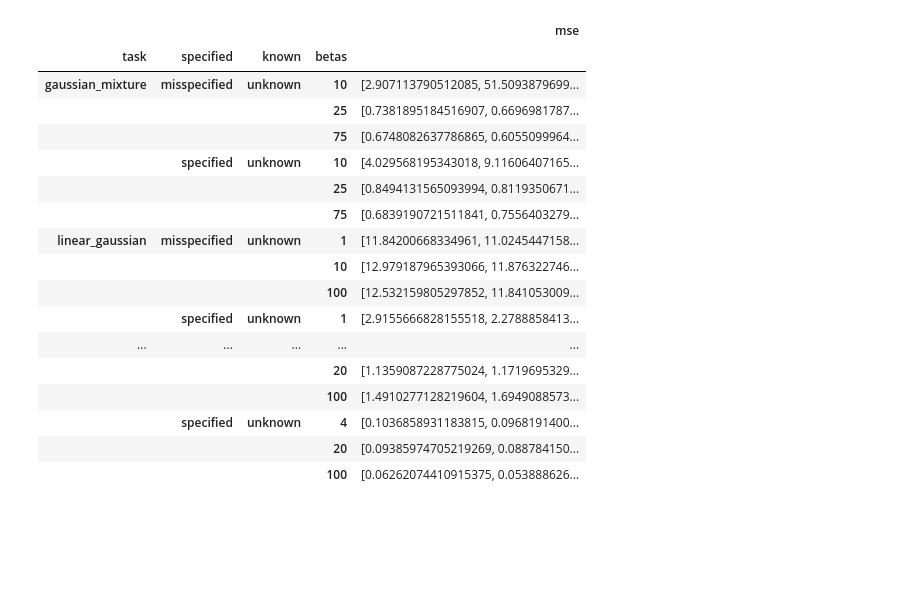
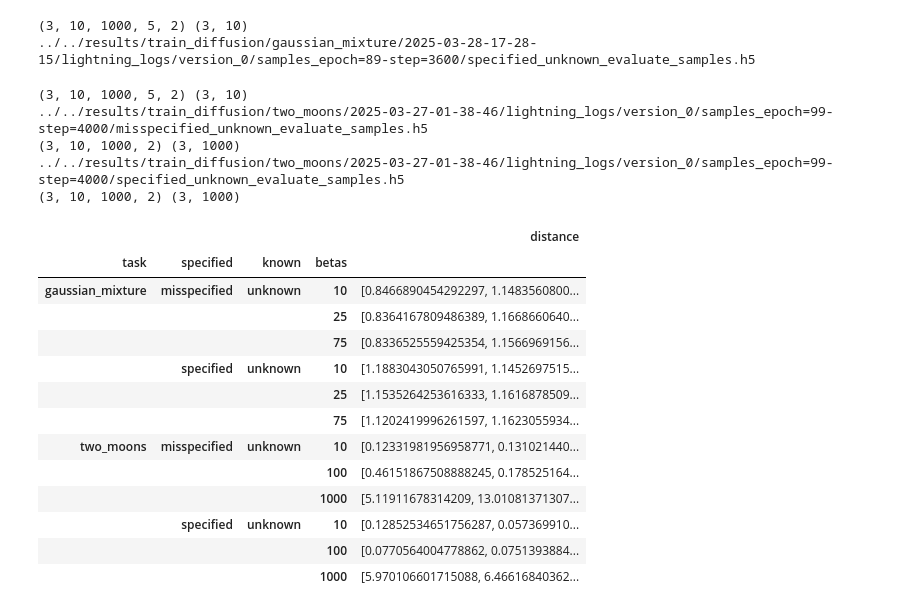
Before and after one commit to mackelab/neuralgbi_diffusion, a Jupyter notebook: notebooks/figures/benchmark_1.ipynb, the cells around one changed output. Drawn from its saved outputs; the diff is of its cells as text; code cells hidden in the pictures; blank space fills up the shorter version.

```diff
--- a/notebooks/figures/benchmark_1.ipynb
+++ b/notebooks/figures/benchmark_1.ipynb
@@ -11,6 +21,13 @@ import matplotlib.pyplot as plt
 import numpy as np
 import pandas as pd
 import torch
+import json
+from pathlib import Path
+import h5py
+import numpy as np
+import pandas as pd
+from gbi_diff.utils.metrics import compute_distances, mmd_dist
+import einops
 
 path = Path.cwd()
 root_path = list(path.parents)[1]
@@ -20,4 +37,6 @@ matplotlib.font_manager.fontManager.addfont(font_files[0])
 # specify matplotlib rc file
 plt.style.use(root_path / ".matplotlibrc")
 mpl.rcParams['font.family'] = 'Arial'
+
+colorstab10 = mpl.colormaps["tab10"]
 # %%
@@ -147,0 +164,5 @@ for res_path in log_dir.glob(
+# %%
+log_file = "../../results/train_diffusion/two_moons/2025-03-27-01-38-46/lightning_logs/version_0/samples_epoch=99-step=4000/specified_unknown_evaluate_samples.h5"
+content = h5py.File(log_file, "r")
+plt.scatter(*content["theta_pred"][slice(0, 1), 0].T)
+content.close()
@@ -148,16 +184,12 @@ for res_path in log_dir.glob(
 # %%
-import json
-from pathlib import Path
-import h5py
-import numpy as np
-import pandas as pd
 
-res_base_path = Path("../../results/diffusion")
+
+res_base_path = Path("../../results/train_diffusion")
 # task = "two_moons"
 log_dir = res_base_path
 
 dfs = []
-for res_path in log_dir.glob("*/lightning_logs/version_0/*/*_unknown_evaluate_samples.h5"):
+for res_path in log_dir.glob("*/*/lightning_logs/version_0/*/*_unknown_evaluate_samples.h5"):
     print(res_path)
     content = h5py.File(res_path, "r")
     attrs = {k: v for k, v in content.attrs.items()}
@@ -170,16 +202,25 @@ for res_path in log_dir.glob("*/lightning_logs/version_0/*/*_unknown_evaluate_sa
     # print(content["x_pred"].shape)
     # print(content["theta"][0] == content["theta"][1])
     # print(content["x_pred"][0] == content["x_pred"][1])
-    mse = np.mean(np.square((content["x_pred"] - x_o[None, None,])), axis=(1, 3))# .detach()
+    if "gaussian_mixture" in str(res_path):
+        a, b, c, d, e = content["x_pred"].shape
+        x_pred = einops.rearrange(content["x_pred"][:], "a b c d e -> (a b c) d e")
+        distance = compute_distances(mmd_dist, torch.from_numpy(x_pred), torch.from_numpy(x_o)).numpy()
+        distance = einops.rearrange(distance, "d (a b c) -> a b c d", a=a, b=b, c=c)
+        distance = distance.mean(axis=(1, 2))
+        print(content["x_pred"].shape, distance.shape)
+    else:
+        distance = np.mean(np.square((content["x_pred"] - x_o[None, :, None])), axis=(1, 3))# .detach()
+        print(content["x_pred"].shape, distance.shape)
     specified, known, _, _ = res_path.stem.split("_")
-    task = list(res_path.parents)[3].name
+    task = list(res_path.parents)[4].name
     # task = res_path.parents[]
     data = {
         "task": task,
         "specified": specified,
         "known": known,
         "betas": content.attrs["betas"],
-        "mse": mse.tolist(),
+        "distance": distance.tolist(),
         # "mse_mean": np.median(mse,-1),
         # "mse_std": mse.std(-1),
     }
@@ -200,21 +234,24 @@ df.sort_index()
+(3, 10, 1000, 5, 2) (3, 10)
+../../results/train_diffusion/gaussian_mixture/2025-03-28-17-28-15/lightning_logs/version_0/samples_epoch=89-step=3600/specified_unknown_evaluate_samples.h5
+(3, 10, 1000, 5, 2) (3, 10)
+../../results/train_diffusion/two_moons/2025-03-27-01-38-46/lightning_logs/version_0/samples_epoch=99-step=4000/misspecified_unknown_evaluate_samples.h5
+(3, 10, 1000, 2) (3, 1000)
+../../results/train_diffusion/two_moons/2025-03-27-01-38-46/lightning_logs/version_0/samples_epoch=99-step=4000/specified_unknown_evaluate_samples.h5
+(3, 10, 1000, 2) (3, 1000)
-|  |  |  |  | mse |
+|  |  |  |  | distance |
 | task | specified | known | betas |  |
-| gaussian_mixture | misspecified | unknown | 10 | [2.907113790512085, 51.5093879699... |
-|  |  |  | 25 | [0.7381895184516907, 0.6696981787... |
-|  |  |  | 75 | [0.6748082637786865, 0.6055099964... |
-|  | specified | unknown | 10 | [4.029568195343018, 9.11606407165... |
-|  |  |  | 25 | [0.8494131565093994, 0.8119350671... |
-|  |  |  | 75 | [0.6839190721511841, 0.7556403279... |
-| linear_gaussian | misspecified | unknown | 1 | [11.84200668334961, 11.0245447158... |
-|  |  |  | 10 | [12.979187965393066, 11.876322746... |
-|  |  |  | 100 | [12.532159805297852, 11.841053009... |
-|  | specified | unknown | 1 | [2.9155666828155518, 2.2788858413... |
-| ... | ... | ... | ... | ... |
-|  |  |  | 20 | [1.1359087228775024, 1.1719695329... |
-|  |  |  | 100 | [1.4910277128219604, 1.6949088573... |
-|  | specified | unknown | 4 | [0.1036858931183815, 0.0968191400... |
-|  |  |  | 20 | [0.09385974705219269, 0.088784150... |
-|  |  |  | 100 | [0.06262074410915375, 0.053888626... |
+| gaussian_mixture | misspecified | unknown | 10 | [0.8466890454292297, 1.1483560800... |
+|  |  |  | 25 | [0.8364167809486389, 1.1668660640... |
+|  |  |  | 75 | [0.8336525559425354, 1.1566969156... |
+|  | specified | unknown | 10 | [1.1883043050765991, 1.1452697515... |
+|  |  |  | 25 | [1.1535264253616333, 1.1616878509... |
+|  |  |  | 75 | [1.1202419996261597, 1.1623055934... |
+| two_moons | misspecified | unknown | 10 | [0.12331981956958771, 0.131021440... |
+|  |  |  | 100 | [0.46151867508888245, 0.178525164... |
+|  |  |  | 1000 | [5.11911678314209, 13.01081371307... |
+|  | specified | unknown | 10 | [0.12852534651756287, 0.057369910... |
+|  |  |  | 100 | [0.0770564004778862, 0.0751393884... |
+|  |  |  | 1000 | [5.970106601715088, 6.46616840362... |
 # %%
 fig, axs = plt.subplots(ncols=4, nrows=2, figsize=(6, 3), sharex="col")
 datasets = ["uniform_1d", "two_moons", "linear_gaussian", "gaussian_mixture"]
```
Also changed, not shown: parts of 18 cells of this notebook, 5 other files.
